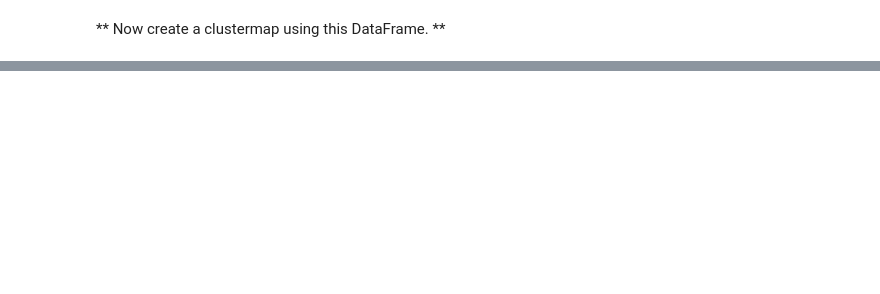
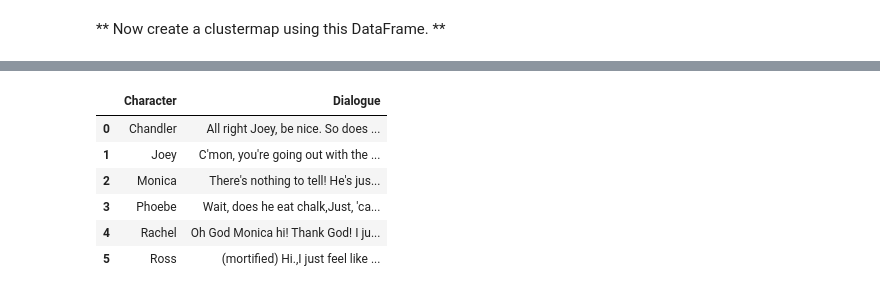
Before and after one commit to vmsathiya/nlp-friends-analysis, a Jupyter notebook: notebooks/2-FRIENDS-Data-Analysis.ipynb, the cells around one changed output, grey strips where cells are left out. Cells and saved outputs as stored; diff of their text form; code cells hidden in the pictures; blank space fills up the shorter version.

```diff
--- a/notebooks/2-FRIENDS-Data-Analysis.ipynb
+++ b/notebooks/2-FRIENDS-Data-Analysis.ipynb
@@ -258,0 +230,13 @@ sns.clustermap(SeasonEpisode,cmap='viridis')
+# %%
+# Concating all lines goupby Character
+df_lcd_new=df_lcd.groupby('Character')['Dialogue'].apply(','.join).reset_index()
+df_lcd_new.head(6)
+#print (df_lcd_new[df_lcd_new['Character'] == 'Joey'])
+# %% [output]
+|  | Character | Dialogue |
+| 0 | Chandler | All right Joey, be nice. So does ... |
+| 1 | Joey | C'mon, you're going out with the ... |
+| 2 | Monica | There's nothing to tell! He's jus... |
+| 3 | Phoebe | Wait, does he eat chalk,Just, 'ca... |
+| 4 | Rachel | Oh God Monica hi! Thank God! I ju... |
+| 5 | Ross | (mortified) Hi.,I just feel like ... |
```
Also changed, not shown: parts of 52 cells of this notebook, 5 other files.
